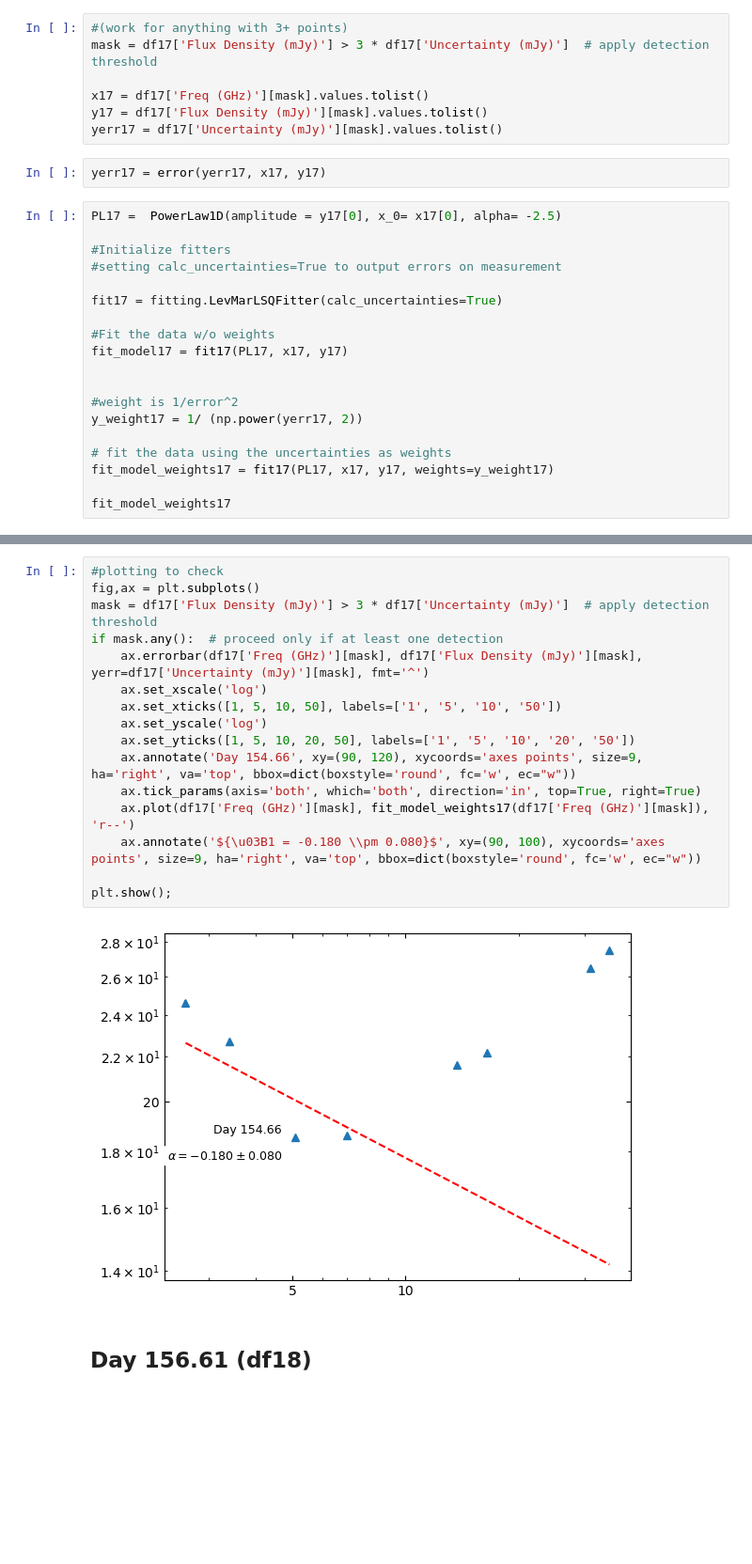
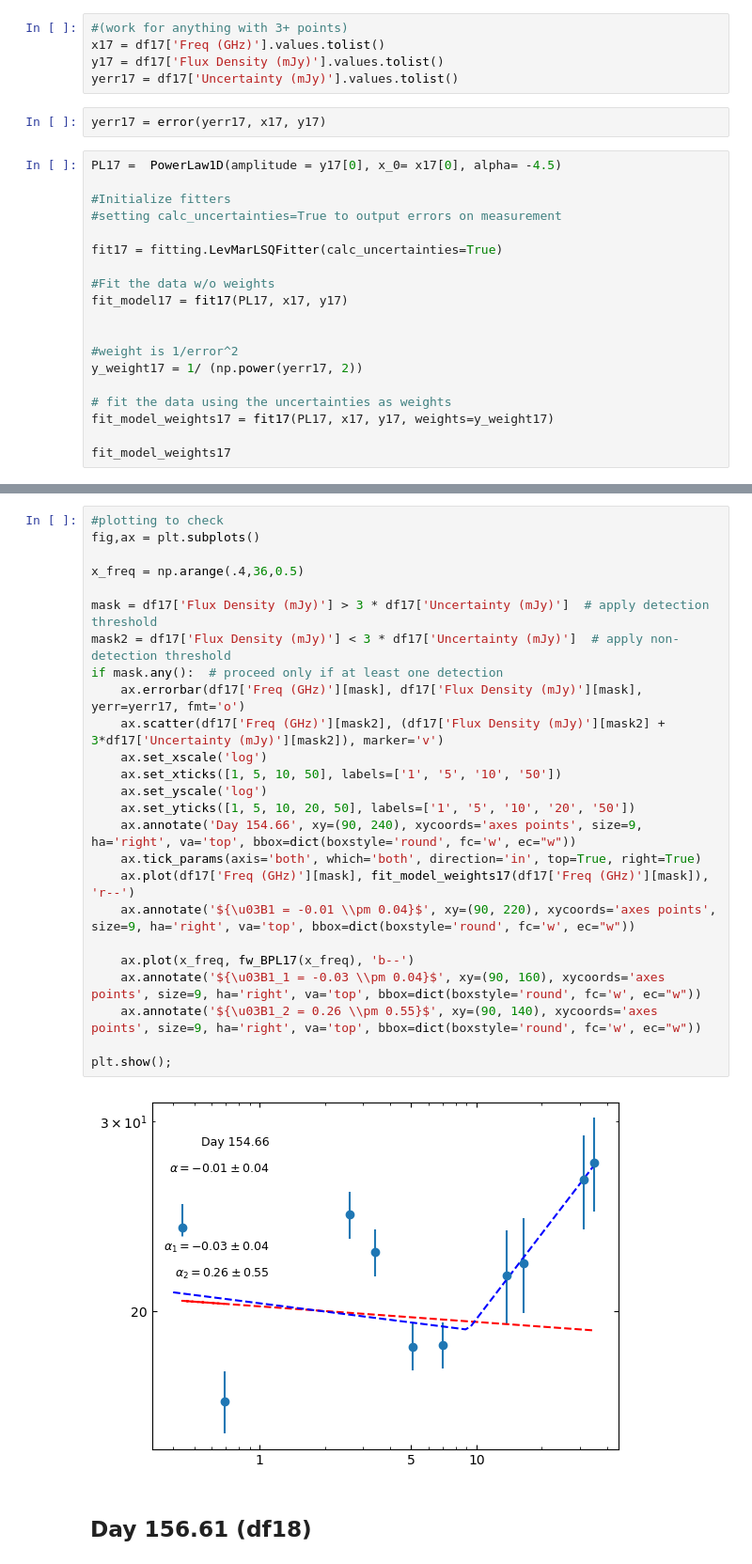
Before and after one commit to Wilhelm005/Research-Code, a Jupyter notebook: RS Oph Spectral Index.ipynb, the cells around one changed output, grey strips where cells are left out. Shown at 94% size. Saved outputs shown, nothing was run; the diff lists cells and outputs as text; blank space fills up the shorter version.

```diff
--- a/RS Oph Spectral Index.ipynb
+++ b/RS Oph Spectral Index.ipynb
@@ -2080,15 +3961,13 @@ plt.show();
 ## Day 154.66 (df17)
 # %%
 #(work for anything with 3+ points)
-mask = df17['Flux Density (mJy)'] > 3 * df17['Uncertainty (mJy)']  # apply detection threshold
-
-x17 = df17['Freq (GHz)'][mask].values.tolist()
-y17 = df17['Flux Density (mJy)'][mask].values.tolist()
-yerr17 = df17['Uncertainty (mJy)'][mask].values.tolist()
+x17 = df17['Freq (GHz)'].values.tolist()
+y17 = df17['Flux Density (mJy)'].values.tolist()
+yerr17 = df17['Uncertainty (mJy)'].values.tolist()
 # %%
 yerr17 = error(yerr17, x17, y17)
 # %%
-PL17 =  PowerLaw1D(amplitude = y17[0], x_0= x17[0], alpha= -2.5)
+PL17 =  PowerLaw1D(amplitude = y17[0], x_0= x17[0], alpha= -4.5)
 
 #Initialize fitters
 #setting calc_uncertainties=True to output errors on measurement
@@ -2159,21 +4135,30 @@ The error/standard deviation is 0.08025193226462374
 # %%
 #plotting to check
 fig,ax = plt.subplots()
+
+x_freq = np.arange(.4,36,0.5)
+
 mask = df17['Flux Density (mJy)'] > 3 * df17['Uncertainty (mJy)']  # apply detection threshold
+mask2 = df17['Flux Density (mJy)'] < 3 * df17['Uncertainty (mJy)']  # apply non-detection threshold
 if mask.any():  # proceed only if at least one detection
-    ax.errorbar(df17['Freq (GHz)'][mask], df17['Flux Density (mJy)'][mask], yerr=df17['Uncertainty (mJy)'][mask], fmt='^')
+    ax.errorbar(df17['Freq (GHz)'][mask], df17['Flux Density (mJy)'][mask], yerr=yerr17, fmt='o')
+    ax.scatter(df17['Freq (GHz)'][mask2], (df17['Flux Density (mJy)'][mask2] + 3*df17['Uncertainty (mJy)'][mask2]), marker='v')
     ax.set_xscale('log')
     ax.set_xticks([1, 5, 10, 50], labels=['1', '5', '10', '50'])
     ax.set_yscale('log')
     ax.set_yticks([1, 5, 10, 20, 50], labels=['1', '5', '10', '20', '50'])
-    ax.annotate('Day 154.66', xy=(90, 120), xycoords='axes points', size=9, ha='right', va='top', bbox=dict(boxstyle='round', fc='w', ec="w"))
+    ax.annotate('Day 154.66', xy=(90, 240), xycoords='axes points', size=9, ha='right', va='top', bbox=dict(boxstyle='round', fc='w', ec="w"))
     ax.tick_params(axis='both', which='both', direction='in', top=True, right=True)
     ax.plot(df17['Freq (GHz)'][mask], fit_model_weights17(df17['Freq (GHz)'][mask]), 'r--')
-    ax.annotate('${\u03B1 = -0.180 \\pm 0.080}$', xy=(90, 100), xycoords='axes points', size=9, ha='right', va='top', bbox=dict(boxstyle='round', fc='w', ec="w"))
+    ax.annotate('${\u03B1 = -0.01 \\pm 0.04}$', xy=(90, 220), xycoords='axes points', size=9, ha='right', va='top', bbox=dict(boxstyle='round', fc='w', ec="w"))
+
+    ax.plot(x_freq, fw_BPL17(x_freq), 'b--')
+    ax.annotate('${\u03B1_1 = -0.03 \\pm 0.04}$', xy=(90, 160), xycoords='axes points', size=9, ha='right', va='top', bbox=dict(boxstyle='round', fc='w', ec="w"))
+    ax.annotate('${\u03B1_2 = 0.26 \\pm 0.55}$', xy=(90, 140), xycoords='axes points', size=9, ha='right', va='top', bbox=dict(boxstyle='round', fc='w', ec="w"))
 
 plt.show();
 # %% [output]
-[figure, old version]
+[figure, new version]
 # %% [markdown]
 ## Day 156.61 (df18)
 # %%
```
Also changed, not shown: parts of 154 cells of this notebook.
